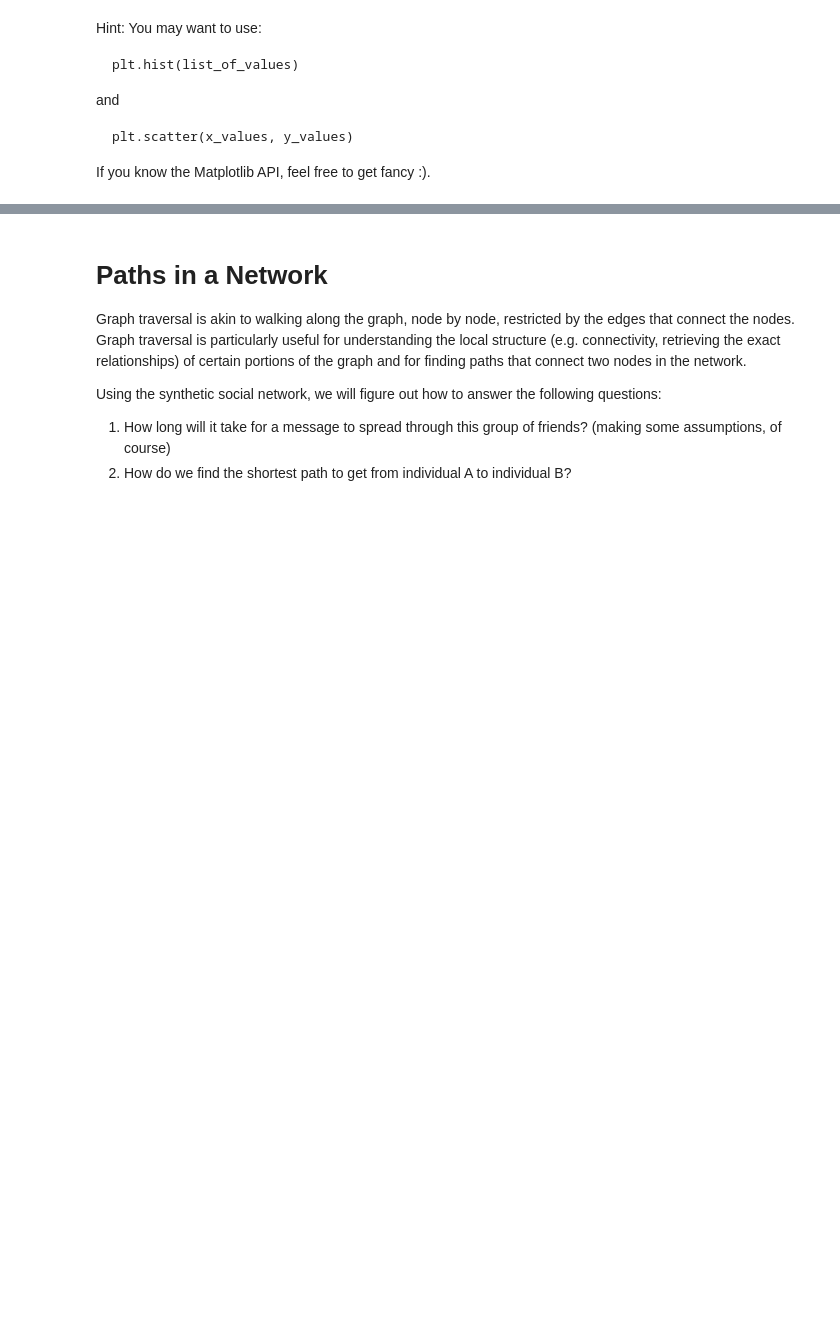
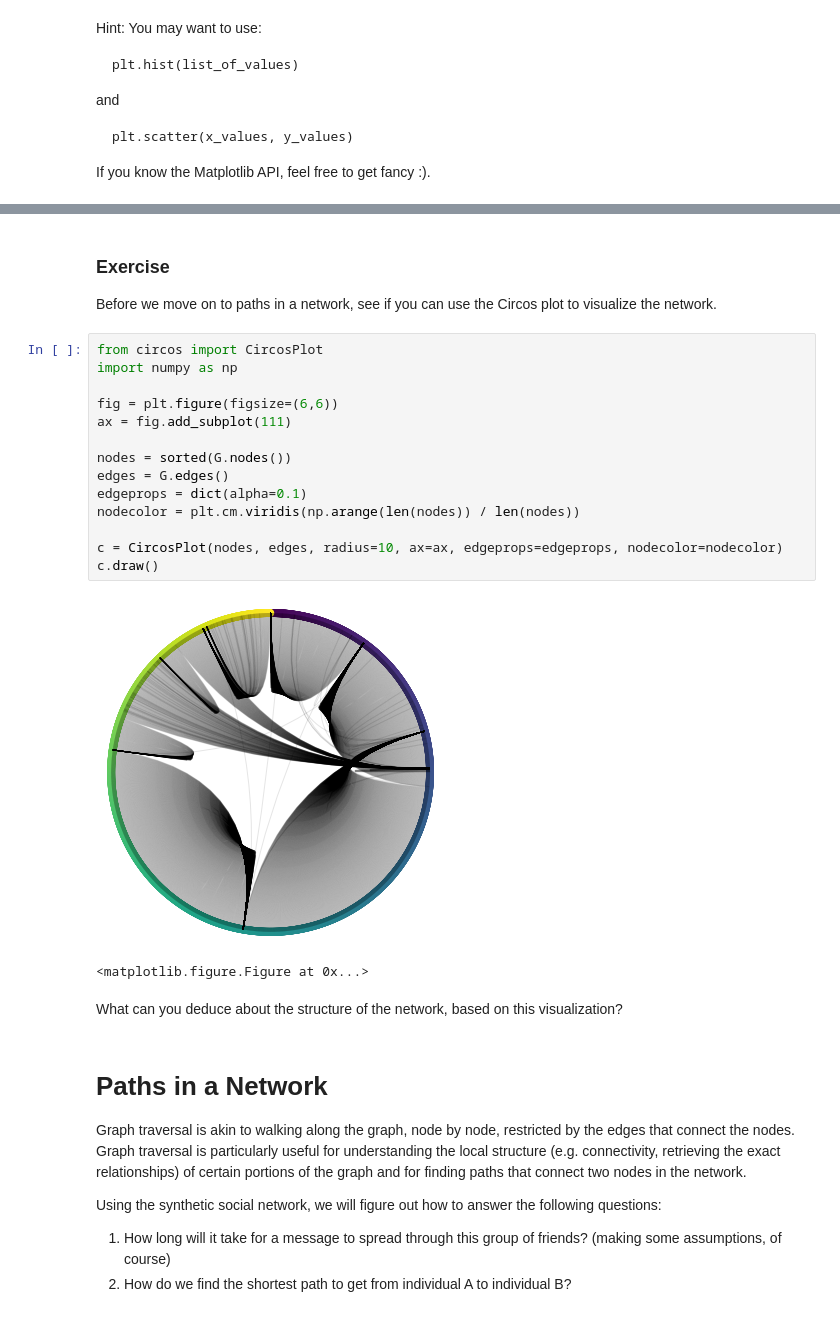
Before and after one commit to ericmjl/Network-Analysis-Made-Simple, a Jupyter notebook: 3. Hubs and Paths (Instructor).ipynb, the cells around one changed output, grey strips where cells are left out. Cells and saved outputs as stored; diff of their text form; blank space fills up the shorter version.

```diff
--- a/3. Hubs and Paths (Instructor).ipynb
+++ b/3. Hubs and Paths (Instructor).ipynb
@@ -129,3 +133,26 @@ plt.ylabel('Number of Neighbors')
+# %% [markdown]
+### Exercise
+
+Before we move on to paths in a network, see if you can use the Circos plot to visualize the network.
+# %%
+from circos import CircosPlot
+import numpy as np
+
+fig = plt.figure(figsize=(6,6))
+ax = fig.add_subplot(111)
+
+nodes = sorted(G.nodes())
+edges = G.edges()
+edgeprops = dict(alpha=0.1)
+nodecolor = plt.cm.viridis(np.arange(len(nodes)) / len(nodes))
+
+c = CircosPlot(nodes, edges, radius=10, ax=ax, edgeprops=edgeprops, nodecolor=nodecolor)
+c.draw()
+# %% [output]
+[figure, added]
+<matplotlib.figure.Figure at 0x...>
+# %% [markdown]
+What can you deduce about the structure of the network, based on this visualization?
 # %% [markdown]
 # Paths in a Network
 
```
Also changed, not shown: parts of 12 cells of this notebook.
